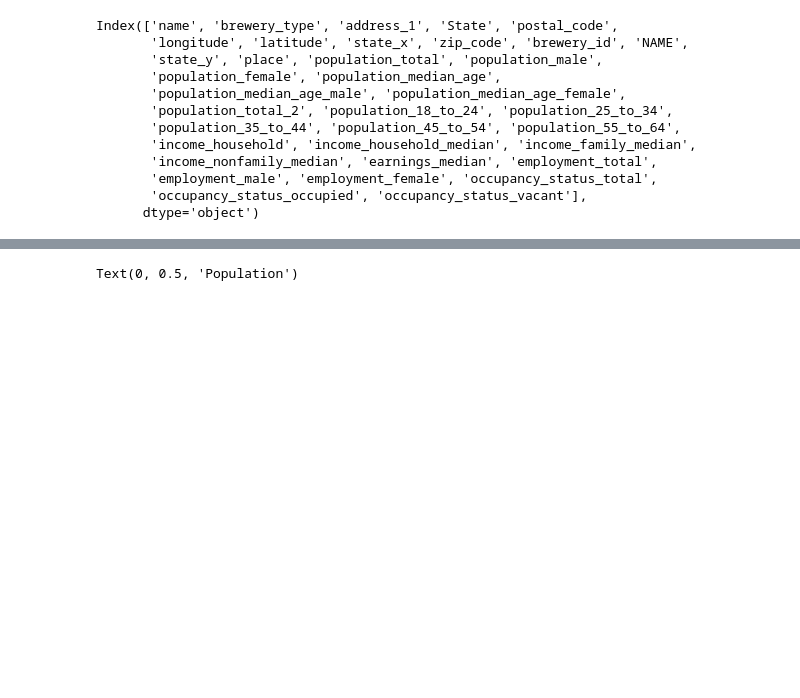
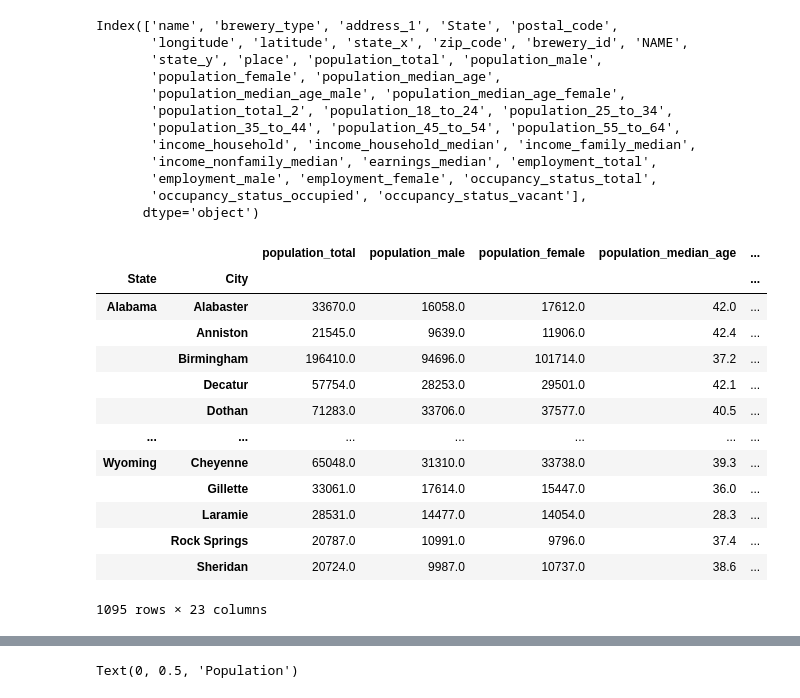
Before and after one commit to rpatel9877/project1, a Jupyter notebook: starter folders/natalia_lopez/Table summary.ipynb, the cells around one changed output, grey strips where cells are left out. Drawn from its saved outputs; the diff is of its cells as text; code cells hidden in the pictures; blank space fills up the shorter version.

Commit message:
Add files via upload
Added table both by state and bycitybystate

```diff
--- a/starter folders/natalia_lopez/Table summary.ipynb
+++ b/starter folders/natalia_lopez/Table summary.ipynb
@@ -42,6 +42,26 @@ Index(['name', 'brewery_type', 'address_1', 'State', 'postal_code',
        'employment_male', 'employment_female', 'occupancy_status_total',
        'occupancy_status_occupied', 'occupancy_status_vacant'],
       dtype='object')
+# %%
+# Plot brewery type per state
+SummaryCities_df = last_df.groupby(['State', 'City'])[['population_total','population_male',  'population_female', 'population_median_age',
+       'population_median_age_male', 'population_median_age_female', 'population_total_2','population_18_to_24','population_25_to_34','population_35_to_44','population_45_to_54','population_55_to_64','income_household', 'income_household_median','income_family_median','income_nonfamily_median','earnings_median','employment_total','employment_male' , 'employment_female','occupancy_status_total', 'occupancy_status_occupied', 'occupancy_status_vacant']].mean()
+SummaryCities_df
+# %% [output]
+|  |  | population_total | population_male | population_female | population_median_age | ... |
+| State | City |  |  |  |  | ... |
+| Alabama | Alabaster | 33670.0 | 16058.0 | 17612.0 | 42.0 | ... |
+|  | Anniston | 21545.0 | 9639.0 | 11906.0 | 42.4 | ... |
+|  | Birmingham | 196410.0 | 94696.0 | 101714.0 | 37.2 | ... |
+|  | Decatur | 57754.0 | 28253.0 | 29501.0 | 42.1 | ... |
+|  | Dothan | 71283.0 | 33706.0 | 37577.0 | 40.5 | ... |
+| ... | ... | ... | ... | ... | ... | ... |
+| Wyoming | Cheyenne | 65048.0 | 31310.0 | 33738.0 | 39.3 | ... |
+|  | Gillette | 33061.0 | 17614.0 | 15447.0 | 36.0 | ... |
+|  | Laramie | 28531.0 | 14477.0 | 14054.0 | 28.3 | ... |
+|  | Rock Springs | 20787.0 | 10991.0 | 9796.0 | 37.4 | ... |
+|  | Sheridan | 20724.0 | 9987.0 | 10737.0 | 38.6 | ... |
+1095 rows × 23 columns
 # %%
 # Plot brewery type per state
 Summary_df = last_df.groupby('State')[['population_total','population_male',  'population_female', 'population_median_age',
```
